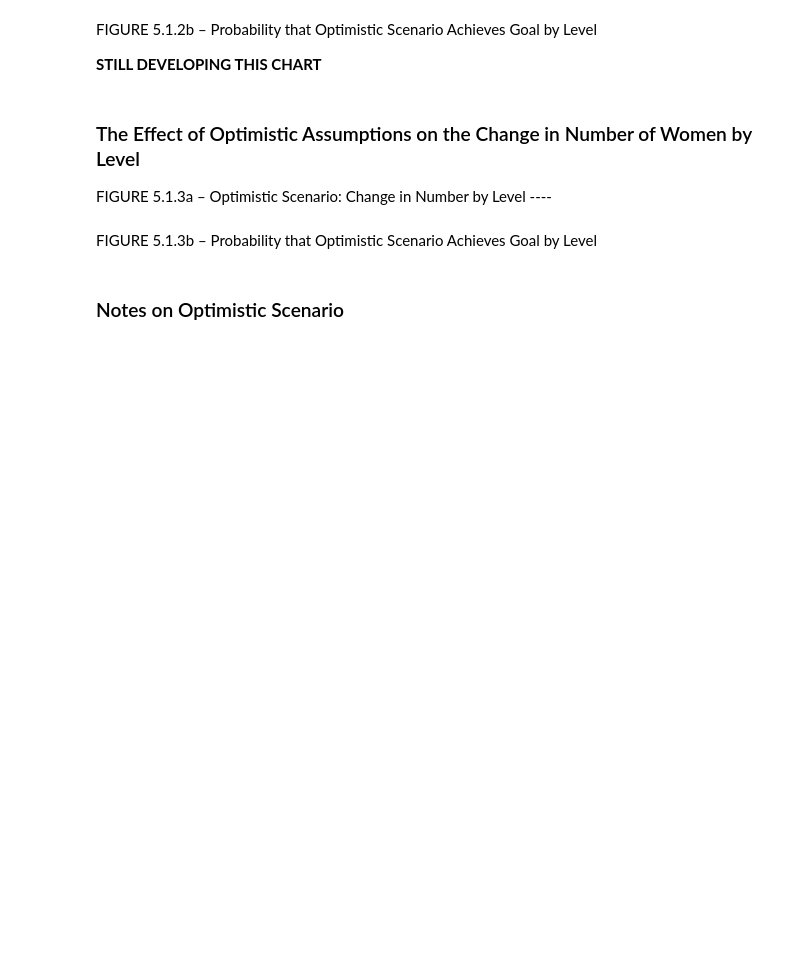
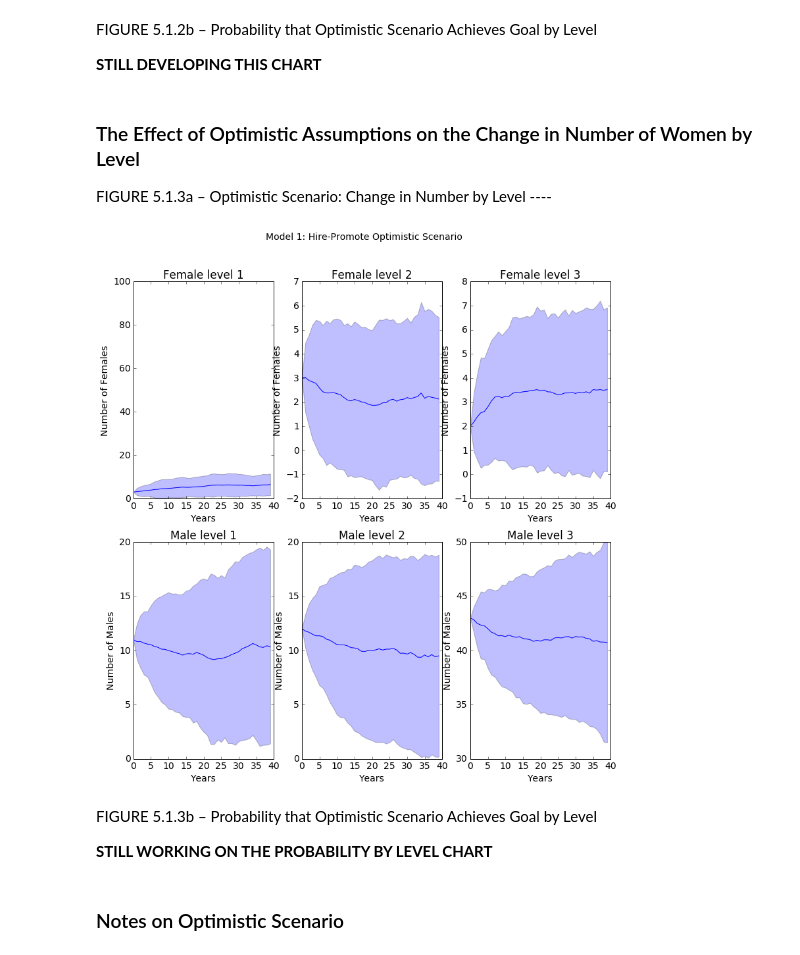
Before and after one commit to university-gender-evolution/notebooks-univ-gender, a Jupyter notebook: notebooks/mgmt_notebook05092016.ipynb, the cells around one changed output. Drawn from its saved outputs; the diff is of its cells as text; code cells hidden in the pictures; blank space fills up the shorter version.

```diff
--- a/notebooks/mgmt_notebook05092016.ipynb
+++ b/notebooks/mgmt_notebook05092016.ipynb
@@ -608,8 +608,18 @@ FIGURE 5.1.2b – Probability that Optimistic Scenario Achieves Goal by Level
 # %% [markdown]
 ### The Effect of Optimistic Assumptions on the Change in Number of Women by Level
 FIGURE 5.1.3a – Optimistic Scenario:  Change in Number by Level ----
+# %%
+
+target = 0 # Target number of women at this level. Not a very meaningful number, so can be set to 0 unless otherwise desired.
+plot_title = 'Model 1: Hire-Promote Optimistic Scenario' # title of the plot
+number_of_runs = 100
+t.plot_multiple_runs_detail(100, plot_title, number_of_runs)
+# %% [output]
+[figure, added]
 # %% [markdown]
 FIGURE 5.1.3b – Probability that Optimistic Scenario Achieves Goal by Level
+
+**STILL WORKING ON THE PROBABILITY BY LEVEL CHART**
 # %% [markdown]
 ### Notes on Optimistic Scenario
 # %% [markdown]
```
